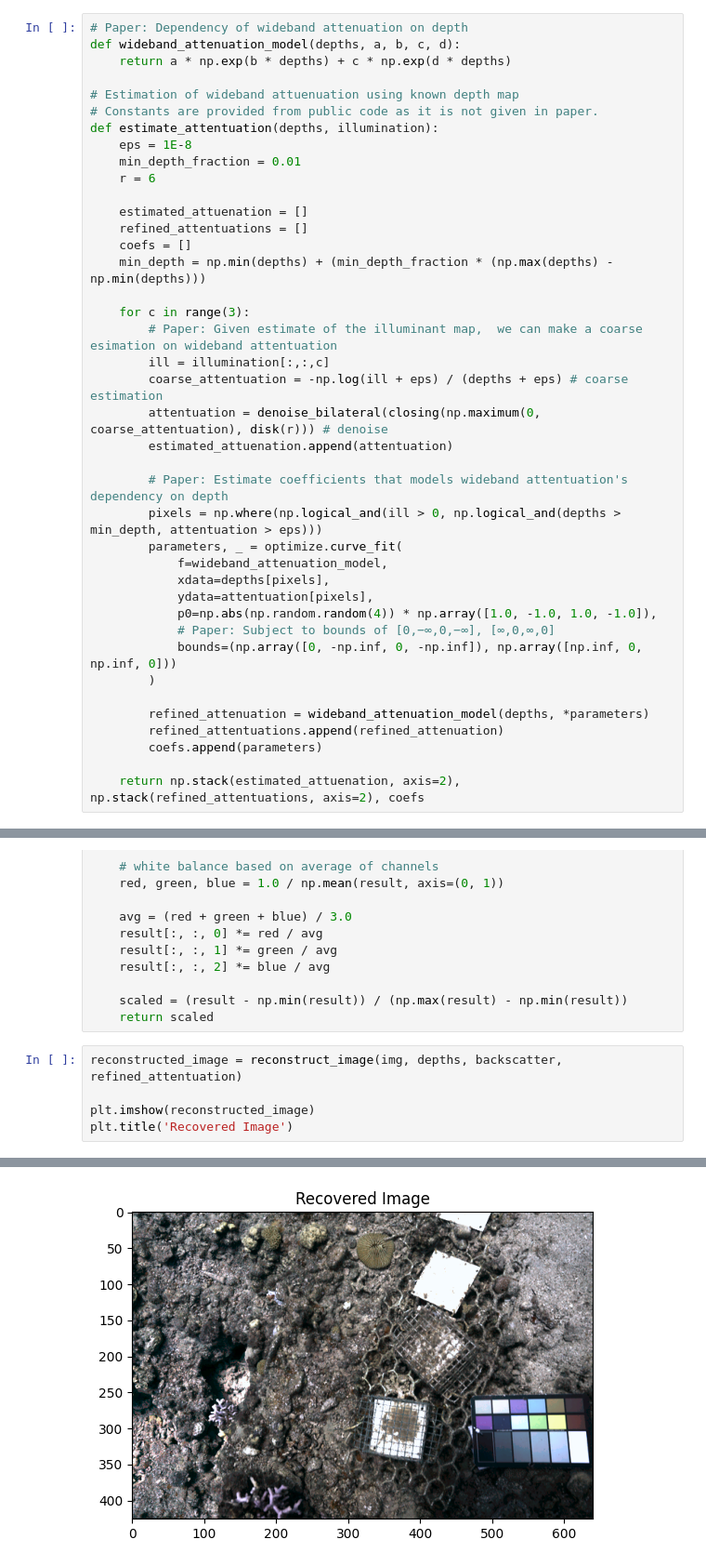
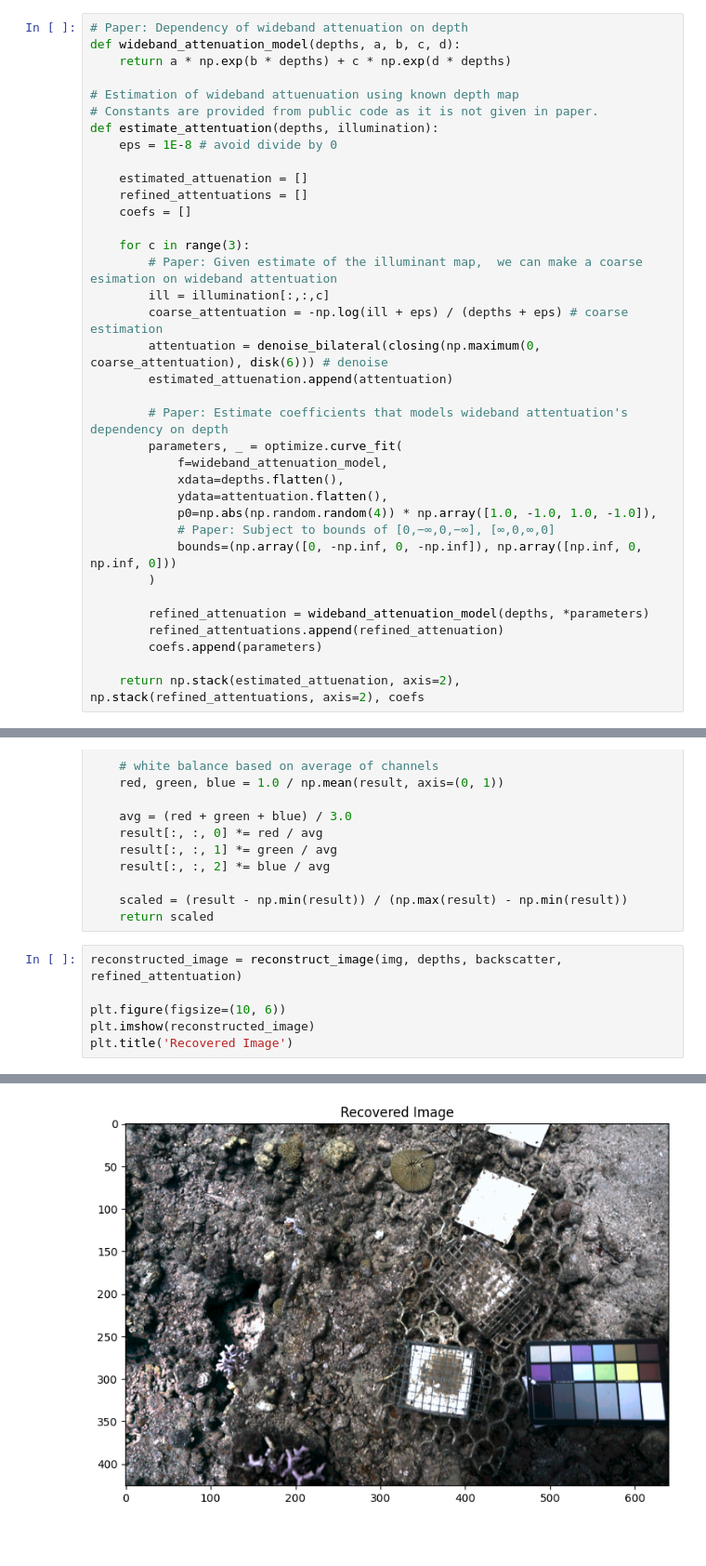
Before and after one commit to Spoon7227/CS445-Project, a Jupyter notebook: seathru.ipynb, the cells around one changed output, grey strips where cells are left out. Shown at 93% size. Cells and saved outputs as stored; diff of their text form; blank space fills up the shorter version.

```diff
--- a/seathru.ipynb
+++ b/seathru.ipynb
@@ -255,28 +259,24 @@ def wideband_attenuation_model(depths, a, b, c, d):
 # Estimation of wideband attuenuation using known depth map
 # Constants are provided from public code as it is not given in paper.
 def estimate_attentuation(depths, illumination):
-	eps = 1E-8
-	min_depth_fraction = 0.01
-	r = 6
+	eps = 1E-8 # avoid divide by 0
 
 	estimated_attuenation = []
 	refined_attentuations = []
 	coefs = []
-	min_depth = np.min(depths) + (min_depth_fraction * (np.max(depths) - np.min(depths)))
 
 	for c in range(3):
 		# Paper: Given estimate of the illuminant map,  we can make a coarse esimation on wideband attentuation
 		ill = illumination[:,:,c]
 		coarse_attentuation = -np.log(ill + eps) / (depths + eps) # coarse estimation
-		attentuation = denoise_bilateral(closing(np.maximum(0, coarse_attentuation), disk(r))) # denoise
+		attentuation = denoise_bilateral(closing(np.maximum(0, coarse_attentuation), disk(6))) # denoise
 		estimated_attuenation.append(attentuation)
 
 		# Paper: Estimate coefficients that models wideband attentuation's dependency on depth
-		pixels = np.where(np.logical_and(ill > 0, np.logical_and(depths > min_depth, attentuation > eps)))
 		parameters, _ = optimize.curve_fit(
 			f=wideband_attenuation_model,
-			xdata=depths[pixels],
-			ydata=attentuation[pixels],
+			xdata=depths.flatten(),
+			ydata=attentuation.flatten(),
 			p0=np.abs(np.random.random(4)) * np.array([1.0, -1.0, 1.0, -1.0]),
 			# Paper: Subject to bounds of [0,−∞,0,−∞], [∞,0,∞,0]
 			bounds=(np.array([0, -np.inf, 0, -np.inf]), np.array([np.inf, 0, np.inf, 0]))
@@ -359,8 +357,9 @@ def reconstruct_image(img, depths, backscatter, attentuation):
 # %%
 reconstructed_image = reconstruct_image(img, depths, backscatter, refined_attentuation)
 
+plt.figure(figsize=(10, 6))
 plt.imshow(reconstructed_image)
 plt.title('Recovered Image')
 # %% [output]
 Text(0.5, 1.0, 'Recovered Image')
-[figure, old version]
+[figure, new version]
```
Also changed, not shown: parts of 5 cells of this notebook.
